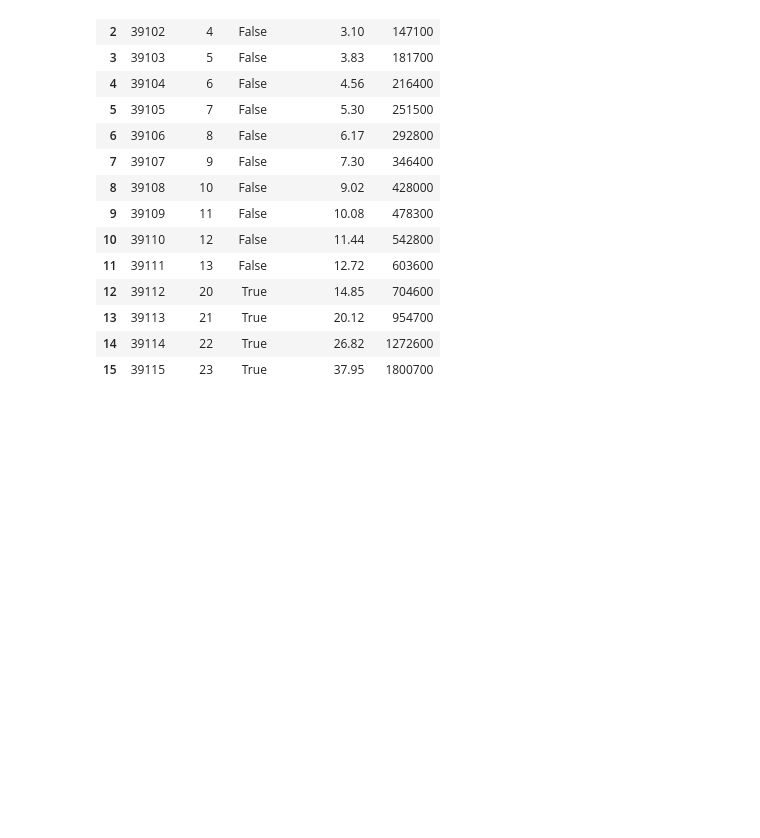
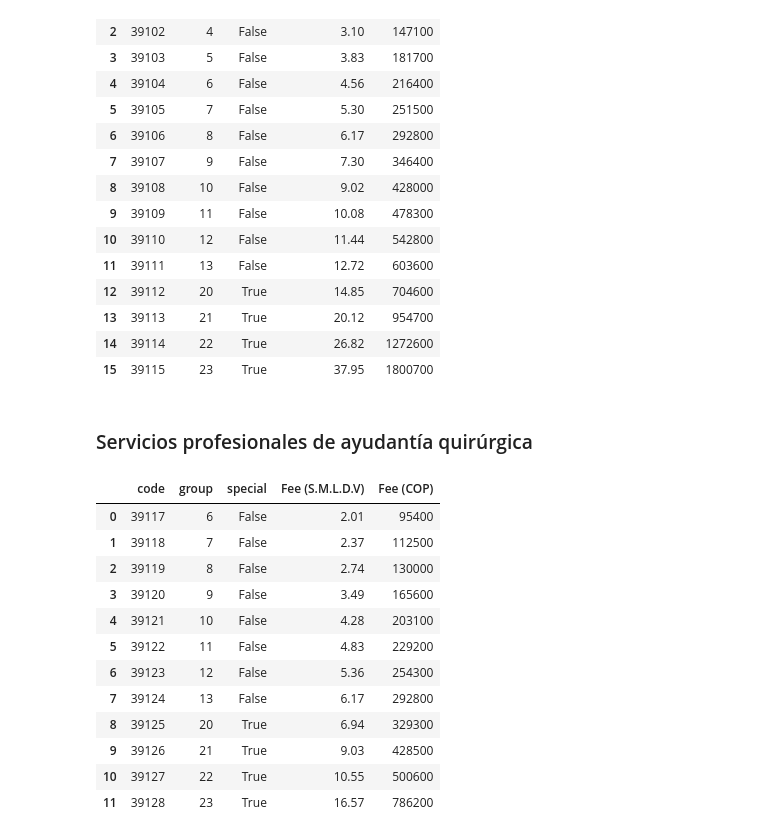
Before and after one commit to smaje99/soat-traffic-extractor-cidti, a Jupyter notebook: notebooks/extract_cap3.ipynb, the cells around one changed output. Drawn from its saved outputs; the diff is of its cells as text; code cells hidden in the pictures; blank space fills up the shorter version.

```diff
--- a/notebooks/extract_cap3.ipynb
+++ b/notebooks/extract_cap3.ipynb
@@ -220,3 +220,48 @@ pd.DataFrame(records)
 | 13 | 39113 | 21 | True | 20.12 | 954700 |
 | 14 | 39114 | 22 | True | 26.82 | 1272600 |
 | 15 | 39115 | 23 | True | 37.95 | 1800700 |
+# %% [markdown]
+### Servicios profesionales de ayudantía quirúrgica
+# %%
+records: list[dict[str, Any]] = []
+
+with pdfplumber.open(pdf_path) as pdf:
+  page = pdf.pages[97:98][0].extract_text()
+  match = re.search(r"3\s+Servicios profesionales de ayudantía quirúrgica:", page)
+  lines = page[match.start():].split("\n") if match else []
+  rows = lines[1:13]
+
+  def get_record(row: str) -> dict[str, Any]:
+    """Extracts a record from a row of text."""
+    row_match = re.match(
+      r"^(\d{5})\s+(Grupo\s+(?:\d+|especial\s+\d+))\s+([\d,]+)\s+([\d\.]+)$",
+      row,
+      re.IGNORECASE,
+    )
+    if not row_match:
+      return {}
+    return {
+      "code": int(row_match.group(1)),
+      "group": int(row_match.group(2).split()[-1]),
+      "special": str(row_match.group(2)).find("especial") != -1,
+      "Fee (S.M.L.D.V)": float(row_match.group(3).replace(",", ".")),
+      "Fee (COP)": int(row_match.group(4).replace(".", "")),
+    }
+
+  records = list(map(get_record, rows))
+
+pd.DataFrame(records)
+# %% [output]
+|  | code | group | special | Fee (S.M.L.D.V) | Fee (COP) |
+| 0 | 39117 | 6 | False | 2.01 | 95400 |
+| 1 | 39118 | 7 | False | 2.37 | 112500 |
+| 2 | 39119 | 8 | False | 2.74 | 130000 |
+| 3 | 39120 | 9 | False | 3.49 | 165600 |
+| 4 | 39121 | 10 | False | 4.28 | 203100 |
+| 5 | 39122 | 11 | False | 4.83 | 229200 |
+| 6 | 39123 | 12 | False | 5.36 | 254300 |
+| 7 | 39124 | 13 | False | 6.17 | 292800 |
+| 8 | 39125 | 20 | True | 6.94 | 329300 |
+| 9 | 39126 | 21 | True | 9.03 | 428500 |
+| 10 | 39127 | 22 | True | 10.55 | 500600 |
+| 11 | 39128 | 23 | True | 16.57 | 786200 |
```
